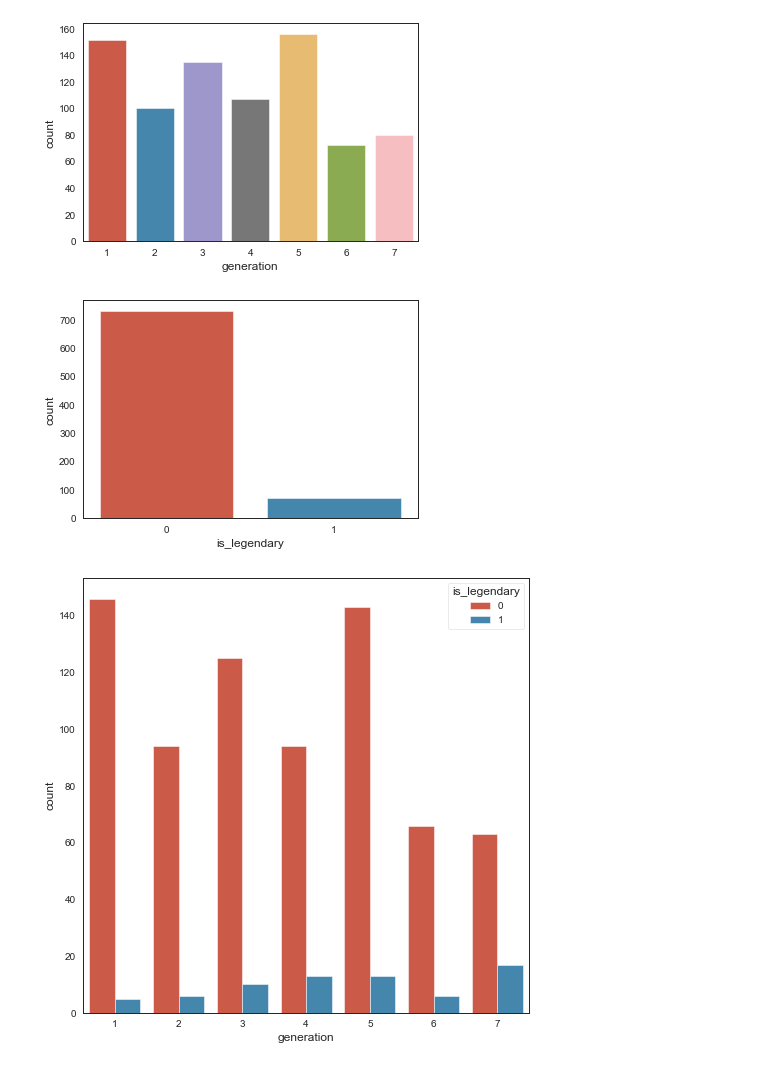
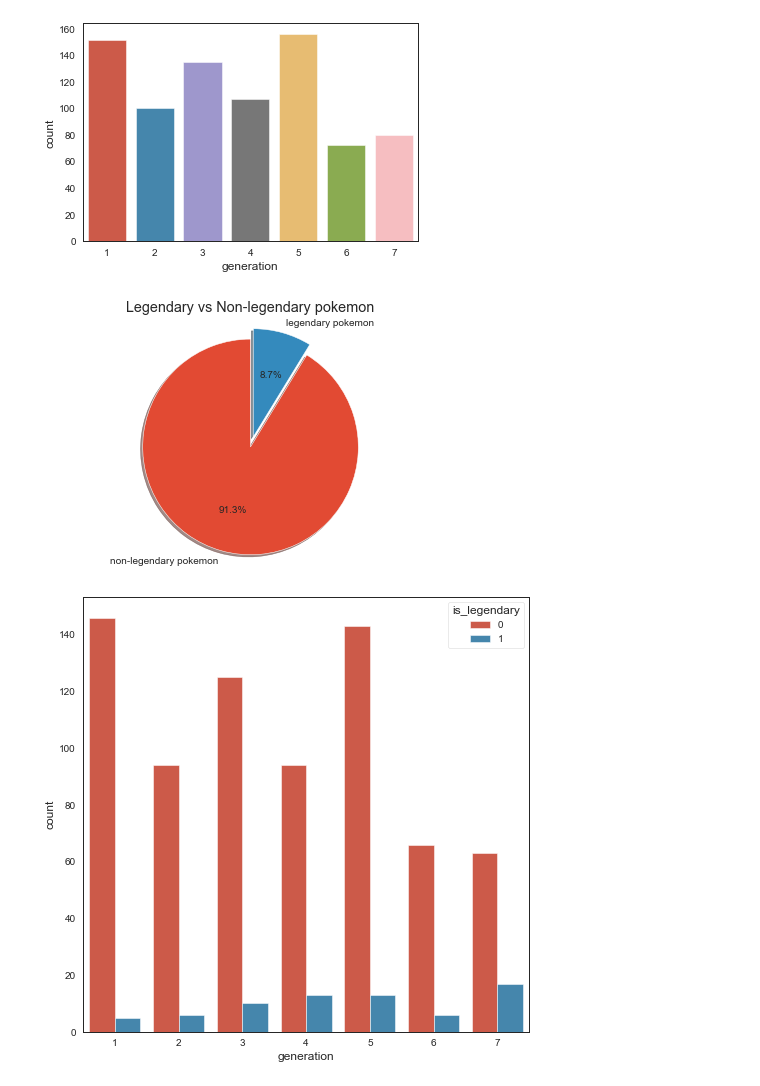
Before and after one commit to MihirBindal/Data-analysis-on-pokemon-dataset, a Jupyter notebook: Data Analysis on Pokemon dataet.ipynb, the cells around one changed output. Drawn from its saved outputs; the diff is of its cells as text; code cells hidden in the pictures.

```diff
--- a/Data Analysis on Pokemon dataet.ipynb
+++ b/Data Analysis on Pokemon dataet.ipynb
@@ -420,10 +422,25 @@ The most fragile Pokemon: Shedinja
 ax = sns.countplot(x="generation", data=df)
 # %% [output]
 [figure]
-# %%
-ax = sns.countplot(x="is_legendary", data=df)
-# %% [output]
-[figure, removed]
+# %%
+leg=0
+non_leg=0
+for i in df.index:
+    if df['is_legendary'][i]==1:
+        leg+=1
+    else:
+        non_leg+=1
+labels="non-legendary pokemon", "legendary pokemon"
+sizes=[non_leg, leg]
+explode=(0,0.1)
+plt.pie(sizes, labels=labels, explode=explode,autopct='%1.1f%%',shadow=True,
+        startangle=90)
+plt.axis('equal')
+plt.title('Legendary vs Non-legendary pokemon')
+plt.tight_layout()
+plt.show()
+# %% [output]
+[figure, added]
 # %%
 f, ax = plt.subplots(figsize=(8, 8))
 ax = sns.countplot(x="generation", hue = 'is_legendary', data=df )
```
Also changed, not shown: parts of 8 cells of this notebook, 2 other files.
